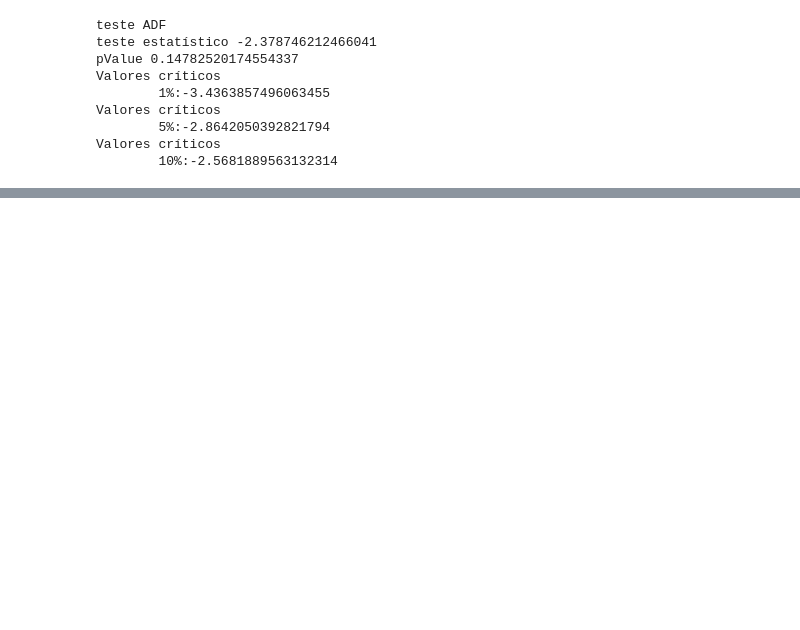
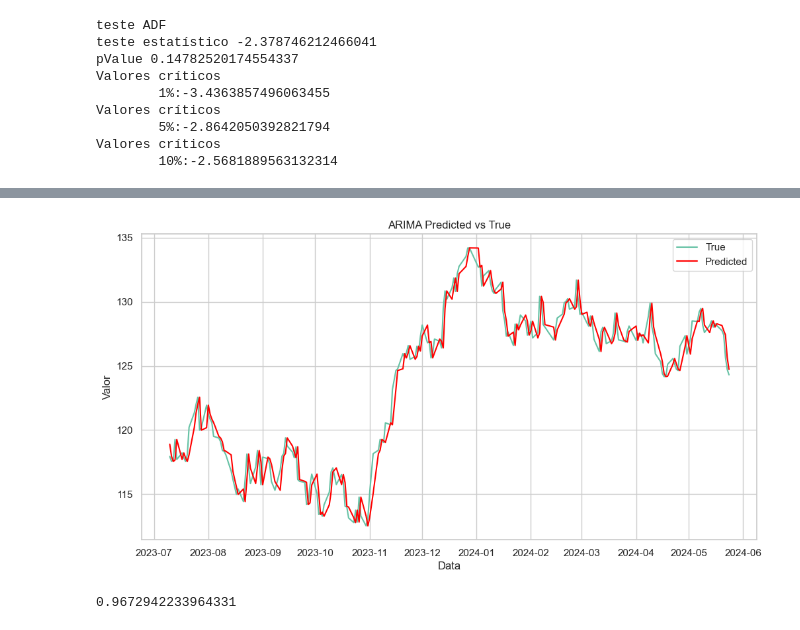
Before and after one commit to Rogeriom49/4DTAT, a Jupyter notebook: techChallange2/ibovespa2.ipynb, the cells around one changed output, grey strips where cells are left out. Cells and saved outputs as stored; diff of their text form; code cells hidden in the pictures; blank space fills up the shorter version.

```diff
--- a/techChallange2/ibovespa2.ipynb
+++ b/techChallange2/ibovespa2.ipynb
@@ -377,0 +400,3 @@ Valores críticos
+# %%
+model = auto_arima(df_data['ultimo'], seasonal=False, trace=True)
+print(model.summary())
@@ -378 +421,37 @@ Valores críticos
+# %%
+def arima_forecast(history):
+    model = ARIMA(history, order=(0,1,0))
+    model_fit = model.fit()
+
+    output = model_fit.forecast()
+    yhat = output[0]
+    return yhat
+
+x = df_data.values
+size = int(len(x) * 0.8)
+train, test = x[0:size], x[size:len(x)]
+
+history = [x for x in train]
+predictions = list()
+for t in range(len(test)):
+    yhat = arima_forecast(history)
+    predictions.append(yhat)
+    obs = test[t]
+    history.append(obs)
+# %%
+plt.figure(figsize=(12, 6), dpi=100)
+plt.plot(df_data.iloc[size:,:].index, test, label='True')
+plt.plot(df_data.iloc[size:,:].index, predictions, color='red', label='Predicted')
+plt.title('ARIMA Predicted vs True')
+plt.xlabel('Data')
+plt.ylabel('Valor')
+plt.legend()
+plt.show()
+# %% [output]
+[figure, added]
+# %%
+r2 = r2_score(test,predictions)
+print(r2)
+# %% [output]
+0.9672942233964331
 # %%
```
Also changed, not shown: parts of 26 cells of this notebook.
